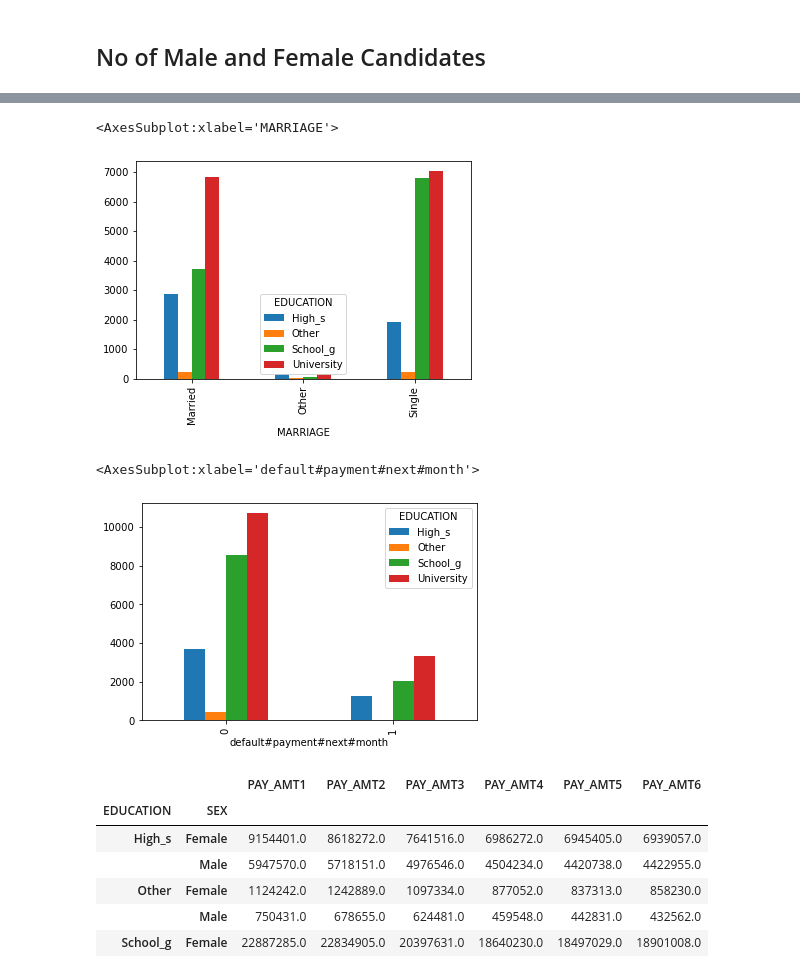
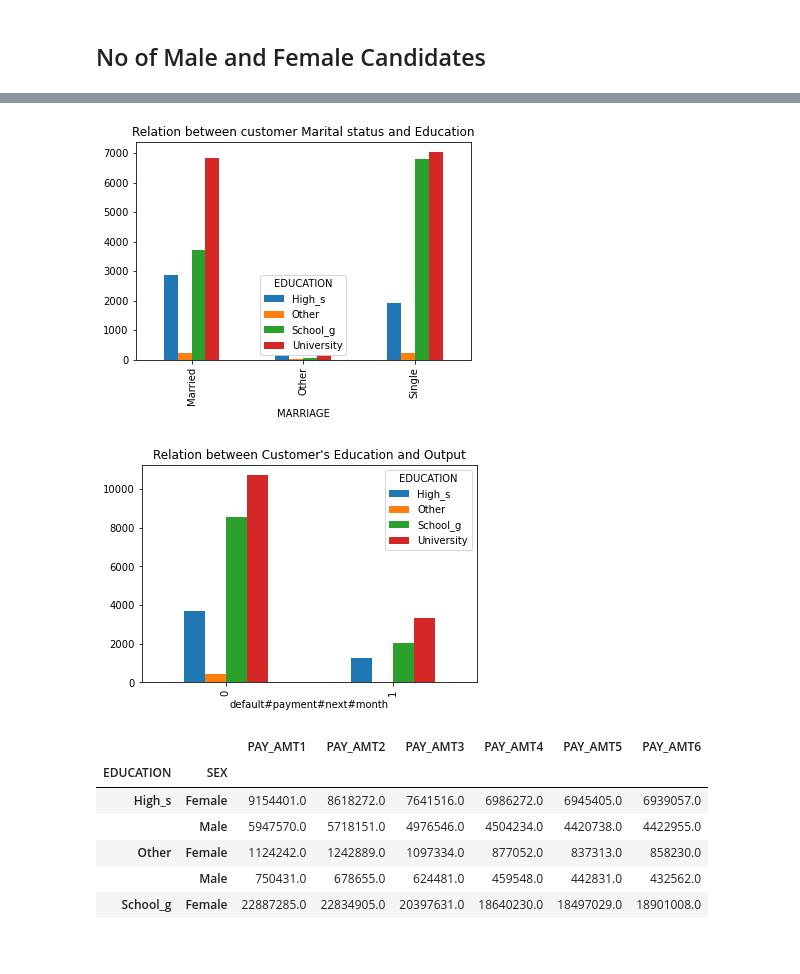
Before and after one commit to SaurabhNair239/Credit-card-default-predictor, a Jupyter notebook: notebook/EDA VISUALISATION.ipynb, the cells around one changed output, grey strips where cells are left out. Cells and saved outputs as stored; diff of their text form; code cells hidden in the pictures; blank space fills up the shorter version.

```diff
--- a/notebook/EDA VISUALISATION.ipynb
+++ b/notebook/EDA VISUALISATION.ipynb
@@ -31,16 +34,18 @@ plt.show()
 # %%
 marriage_education = data[['MARRIAGE','EDUCATION']].groupby(['EDUCATION','MARRIAGE']).value_counts(ascending=True)
 # %%
-marriage_education.unstack(level=0).plot(kind='bar',)
+marriage_education.unstack(level=0).plot(kind='bar')
+plt.title("Relation between customer Marital status and Education")
+plt.savefig('figure4',format="jpg")
 # %% [output]
-<AxesSubplot:xlabel='MARRIAGE'>
-[figure, old version]
+[figure, new version]
 # %%
 Education_vs_Output = data[['default#payment#next#month','EDUCATION']].groupby(['EDUCATION','default#payment#next#month']).value_counts(ascending=True)
 Education_vs_Output.unstack(level=0).plot(kind="bar")
+plt.title("Relation between Customer's Education and Output")
+plt.savefig('figure5',format="jpg")
 # %% [output]
-<AxesSubplot:xlabel='default#payment#next#month'>
-[figure, old version]
+[figure, new version]
 # %%
 sum_payment_amount = data[['EDUCATION','SEX','PAY_AMT1','PAY_AMT2', 'PAY_AMT3', 'PAY_AMT4', 'PAY_AMT5', 'PAY_AMT6']].groupby(['EDUCATION','SEX']).sum(['PAY_AMT1','PAY_AMT2', 'PAY_AMT3', 'PAY_AMT4', 'PAY_AMT5', 'PAY_AMT6'])
 # %%
```
Also changed, not shown: parts of 4 cells of this notebook, 6 other files.
